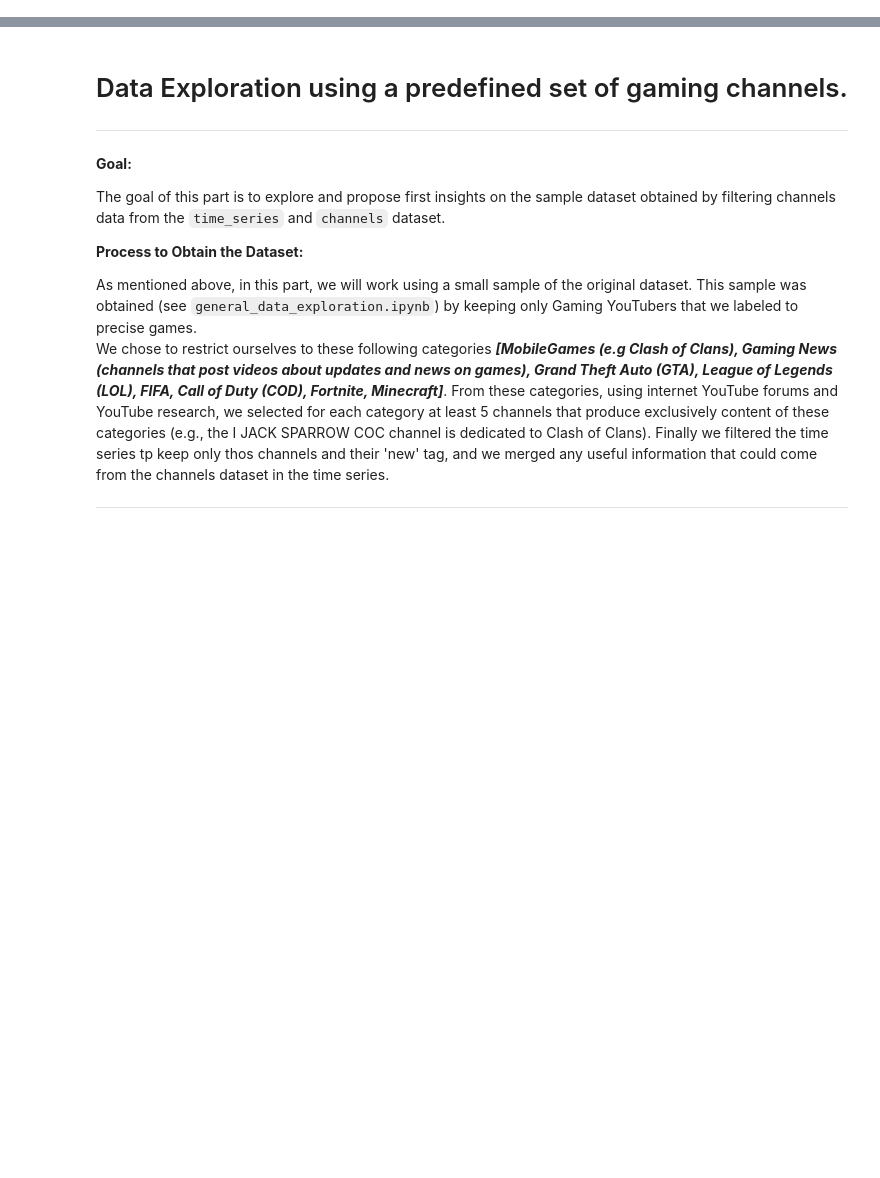
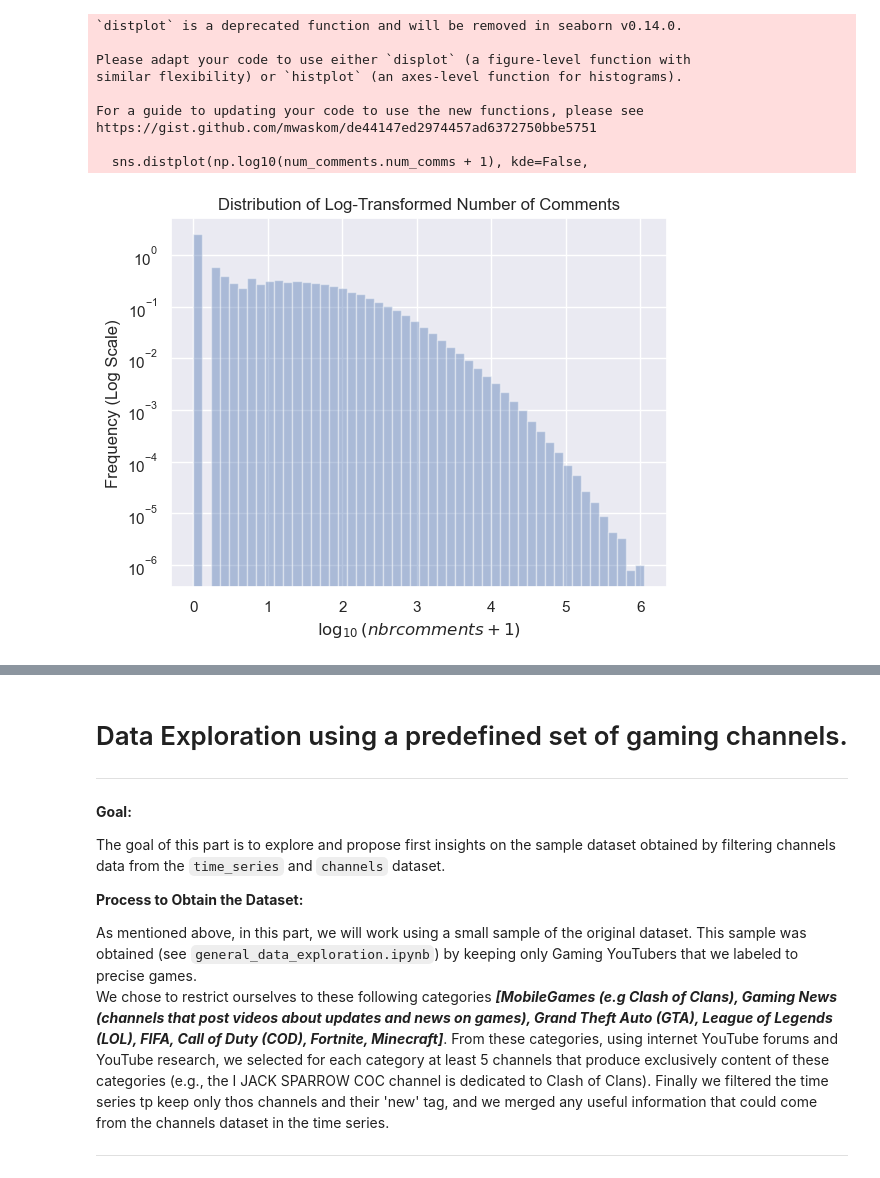
Before and after one commit to epfl-ada/ada-2023-project-analyticavengers2023, a Jupyter notebook: milestone_P2.ipynb, the cells around one changed output, grey strips where cells are left out. Drawn from its saved outputs; the diff is of its cells as text; code cells hidden in the pictures; blank space fills up the shorter version.

```diff
--- a/marco_paul4.ipynb
+++ b/milestone_P2.ipynb
@@ -0,0 +301,7 @@
+# %%
+import pandas as pd
+import numpy as np
+import matplotlib.pyplot as plt
+import seaborn as sns
+
+sns.set()
@@ -0,0 +312,4 @@
+# %%
+# Load the 2 datasets
+num_comments = pd.read_csv("data/num_comments.tsv", sep="\t")
+num_comments_authors = pd.read_csv("data/num_comments_authors.tsv", sep="\t")
@@ -0,0 +357,21 @@
+# %%
+# Simple log log hist plot
+kwargs = {'cumulative': False}
+sns.distplot(np.log10(num_comments.num_comms + 1), kde=False,
+             kde_kws=kwargs, norm_hist=True)
+plt.title("Distribution of Log-Transformed Number of Comments")
+plt.xlabel(r'$\log_{10}(nbrcomments + 1)$')
+plt.ylabel("Frequency (Log Scale)")
+plt.yscale('log')
+plt.show()
+# %% [output]
+`distplot` is a deprecated function and will be removed in seaborn v0.14.0.
+
+Please adapt your code to use either `displot` (a figure-level function with
+similar flexibility) or `histplot` (an axes-level function for histograms).
+
+For a guide to updating your code to use the new functions, please see
+https://gist.github.com/mwaskom/de44147ed2974457ad6372750bbe5751
+
+  sns.distplot(np.log10(num_comments.num_comms + 1), kde=False,
+[figure, added]
```
Also changed, not shown: parts of 90 cells of this notebook, 3 other files.
